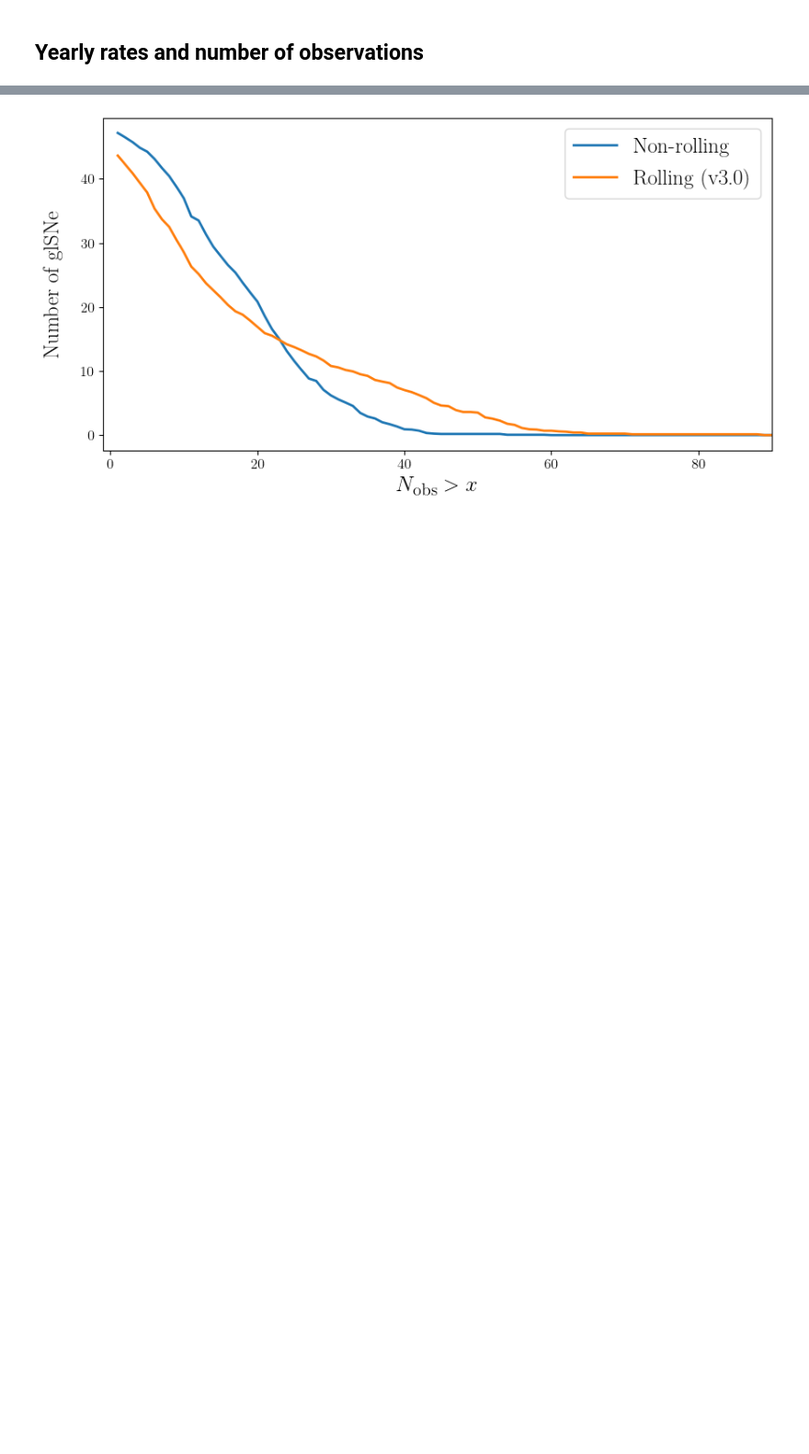
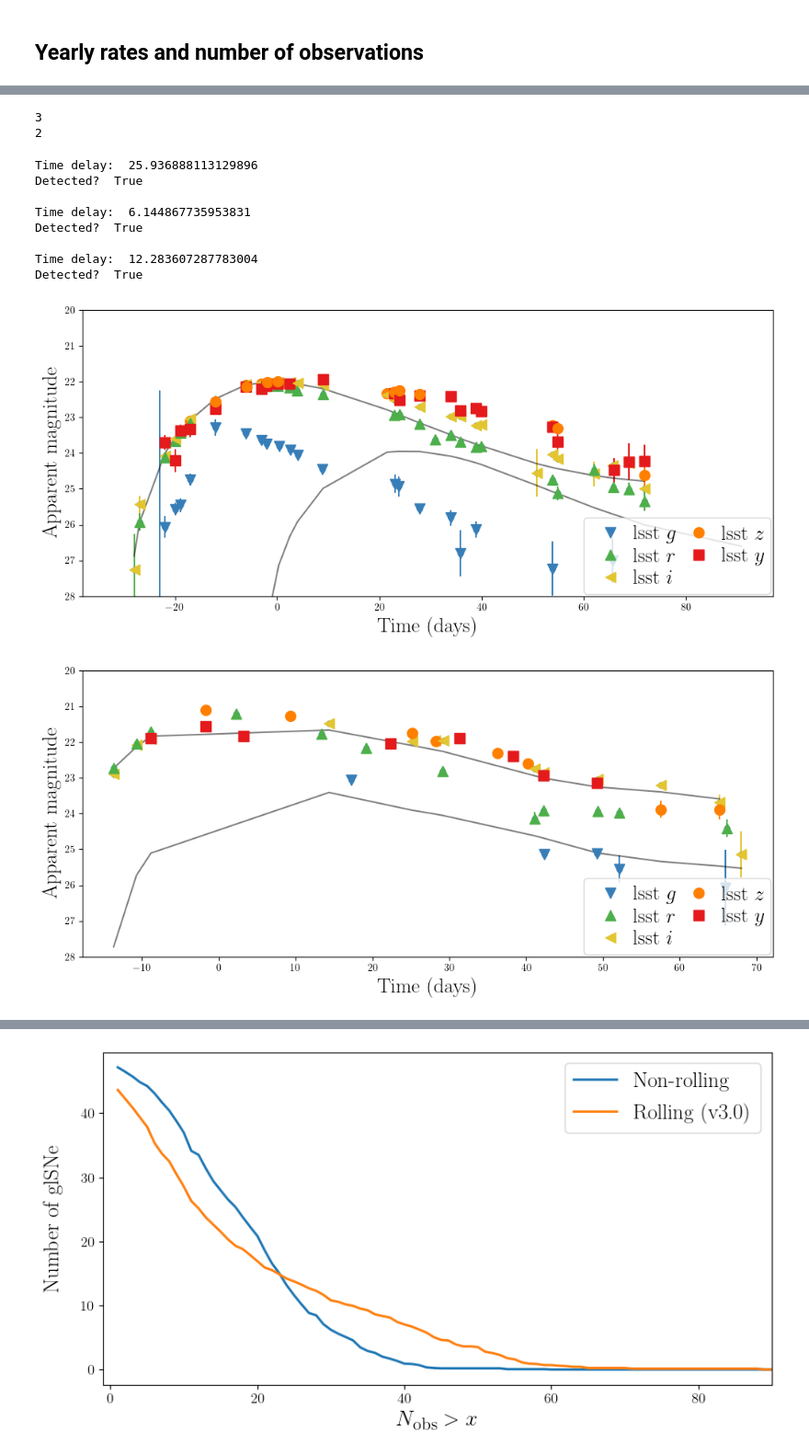
Before and after one commit to Nikki1510/lensed_supernova_simulator_tool, a Jupyter notebook: src/Cadence_analysis_v_3_0.ipynb, the cells around one changed output, grey strips where cells are left out. Shown at 92% size. Saved outputs shown, nothing was run; the diff lists cells and outputs as text; code cells hidden in the pictures; blank space fills up the shorter version.

```diff
--- a/src/Cadence_analysis_v_3_0.ipynb
+++ b/src/Cadence_analysis_v_3_0.ipynb
@@ -104,6 +121,14 @@ md_nonrol = (doubles['obs_start']) <= 60768
 md_rol = (doubles['obs_start']) > 60768
 mq_nonrol = (quads['obs_start']) <= 60768
 mq_rol = (quads['obs_start']) > 60768
+
+# Survey
+md_WFD = (doubles['survey']) == 'WFD'
+md_DDF = (doubles['survey']) == 'DDF'
+md_gal = (doubles['survey']) == 'galactic plane'
+mq_WFD = (quads['survey']) == 'WFD'
+mq_DDF = (quads['survey']) == 'DDF'
+mq_gal = (quads['survey']) == 'galactic plane'
 
 # Detected
 md_detected = (doubles['mag_method'] == True) | (doubles['mult_method'] == True)
@@ -217,0 +326,61 @@ Total N of lensed SNe:  46.16252
+# %%
+print(len(doubles[(md_DDF) & (md_detected)]))
+print(len(quads[(mq_DDF) & (mq_detected)]))
+# %% [output]
+3
+2
+# %%
+for index in np.where(md_DDF)[0]:
+
+    print("Time delay: ", doubles['time_delay'][index][1])
+    print("Detected? ", md_detected[index])
+    print(" ")
+
+    plt.figure(figsize=(12, 5))
+
+    colours = {'lsstg': '#377eb8', 'lsstr': '#4daf4a',
+                       'lssti': '#e3c530', 'lsstz': '#ff7f00', 'lssty': '#e41a1c'}
+
+    markers = {'lsstg': 'v', 'lsstr': '^',
+               'lssti': '<', 'lsstz': 'o', 'lssty': 's'}
+
+    legend_handles = [Line2D([0], [0], marker=markers['lsstg'], color=colours['lsstg'], label=r'lsst $g$', ms=10, lw=0),
+                          Line2D([0], [0], marker=markers['lsstr'], color=colours['lsstr'], label=r'lsst $r$', ms=10, lw=0),
+                          Line2D([0], [0], marker=markers['lssti'], color=colours['lssti'], label=r'lsst $i$', ms=10, lw=0),
+                          Line2D([0], [0], marker=markers['lsstz'], color=colours['lsstz'], label=r'lsst $z$', ms=10, lw=0),
+                          Line2D([0], [0], marker=markers['lssty'], color=colours['lssty'], label=r'lsst $y$', ms=10, lw=0)]
+
+    legend1 = plt.legend(handles=legend_handles, loc='lower right', ncol=2, handletextpad=.1, borderaxespad=.1,
+                         labelspacing=.1, borderpad=.3, columnspacing=.1, fontsize=20)
+
+    df = doubles
+    day = df['obs_times'][index]
+    mags = df['obs_mag_unresolved'][index]
+    error = df['mag_unresolved_error'][index]
+    filters = df['obs_bands'][index]
+    mag_im1 = df['model_mag'][index][:,0][filters == 'i']
+    mag_im2 = df['model_mag'][index][:,1][filters == 'i']
+
+    plt.plot(day, mags, '.' , ms=10)
+    plt.plot(day[filters == 'i'], mag_im1, color='black', alpha=0.5)
+    plt.plot(day[filters == 'i'], mag_im2, color='black', alpha=0.5)
+
+    for obs in range(len(day)):
+        band = 'lsst' + filters[obs]
+        plt.plot(day[obs], mags[obs], color=colours[band], marker=markers[band], ms=10, label=band)
+        plt.vlines(day[obs], mags[obs] - error[obs], mags[obs] + error[obs], color=colours[band])
+
+    plt.xlabel("Time (days)", fontsize=20)
+    plt.ylabel("Apparent magnitude", fontsize=20)
+    plt.ylim(28, 20)
+# %% [output]
+Time delay:  25.936888113129896
+Detected?  True
+
+Time delay:  6.144867735953831
+Detected?  True
+
+Time delay:  12.283607287783004
+Detected?  True
+[figure, added]
+[figure, added]
```
Also changed, not shown: parts of 12 cells of this notebook, 1 other file.
